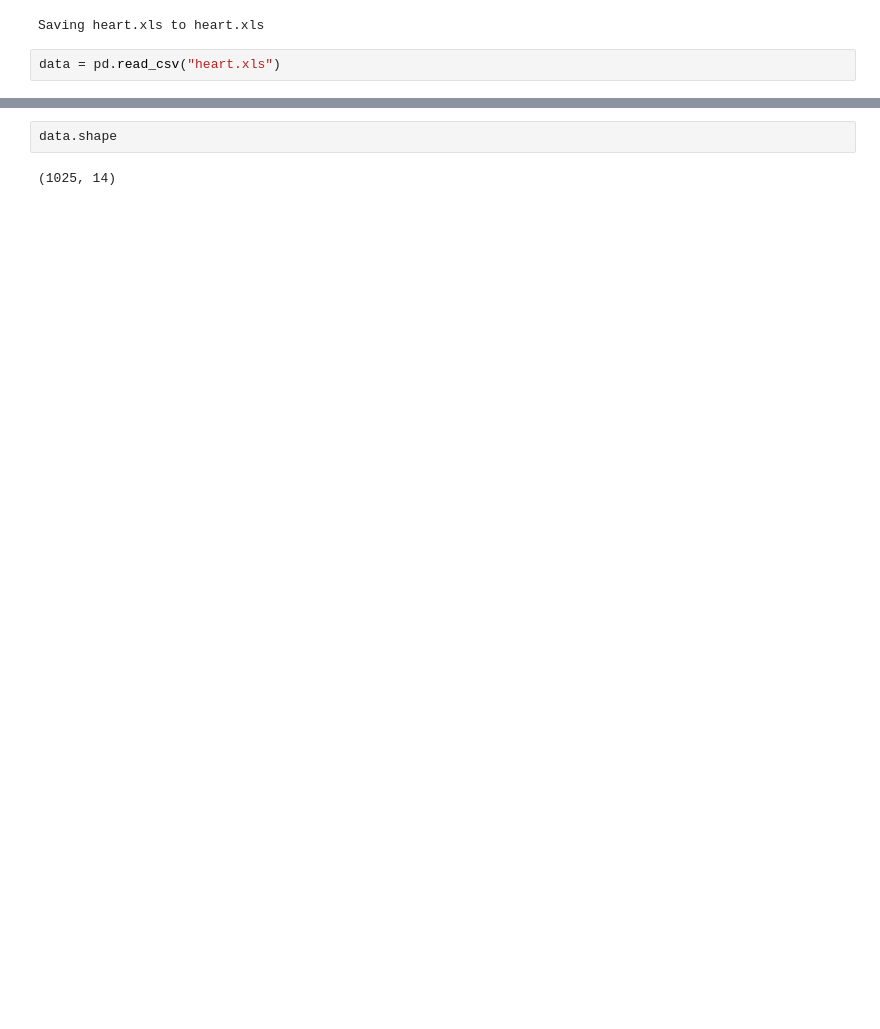
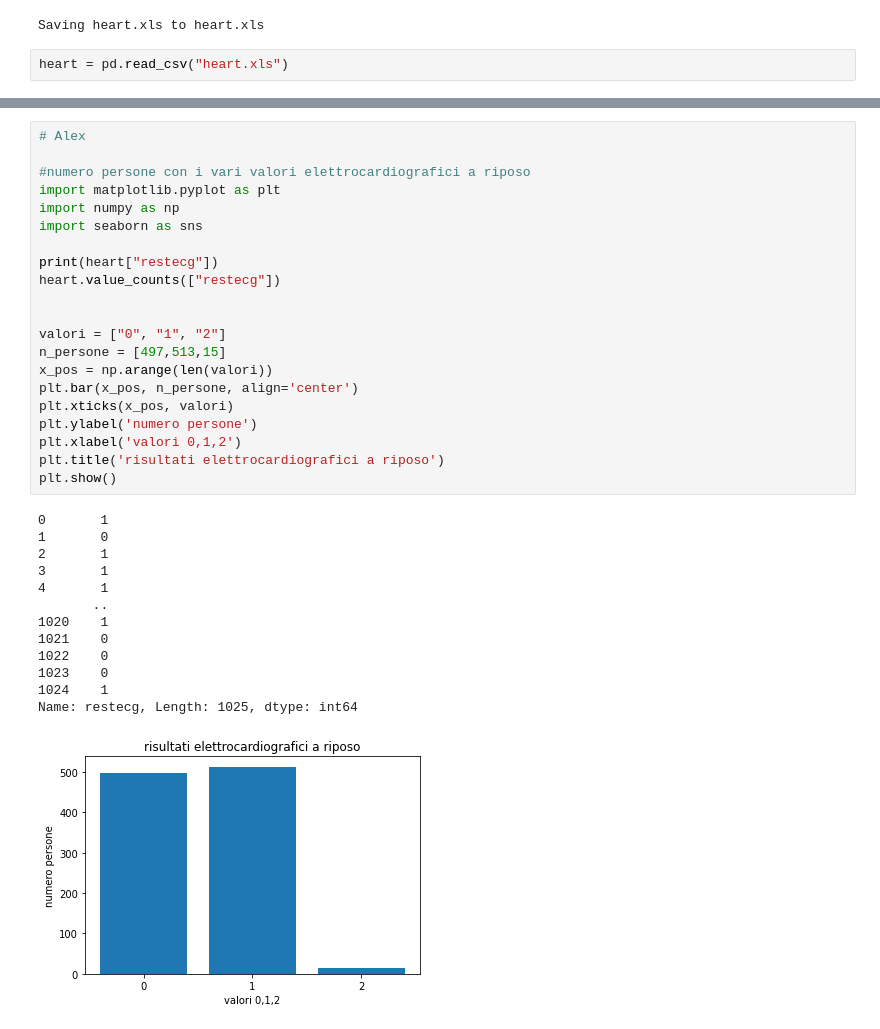
Before and after one commit to ProfeKing/NSPH_Project, a Jupyter notebook: NSPH_project.ipynb, the cells around one changed output, grey strips where cells are left out. Saved outputs shown, nothing was run; the diff lists cells and outputs as text; blank space fills up the shorter version.

```diff
--- a/NSPH_project.ipynb
+++ b/NSPH_project.ipynb
@@ -7,5 +9,5 @@ uploaded = files.upload()
 [interactive output not drawn]
 Saving heart.xls to heart.xls
 # %%
-data = pd.read_csv("heart.xls")
+heart = pd.read_csv("heart.xls")
 # %%
@@ -17,7 +19,38 @@ data.head()
 | 2 | 70 | 1 | 0 | 145 | 174 | 0 | 1 | 125 | 1 | 2.6 | 0 | ... |
 | 3 | 61 | 1 | 0 | 148 | 203 | 0 | 1 | 161 | 0 | 0.0 | 2 | ... |
 | 4 | 62 | 0 | 0 | 138 | 294 | 1 | 1 | 106 | 0 | 1.9 | 1 | ... |
-# %%
-data.shape
-# %% [output]
-(1025, 14)
+# %%
+# Alex
+
+#numero persone con i vari valori elettrocardiografici a riposo
+import matplotlib.pyplot as plt
+import numpy as np
+import seaborn as sns
+
+print(heart["restecg"])
+heart.value_counts(["restecg"])
+
+
+valori = ["0", "1", "2"]
+n_persone = [497,513,15]
+x_pos = np.arange(len(valori))
+plt.bar(x_pos, n_persone, align='center')
+plt.xticks(x_pos, valori)
+plt.ylabel('numero persone')
+plt.xlabel('valori 0,1,2')
+plt.title('risultati elettrocardiografici a riposo')
+plt.show()
+# %% [output]
+0       1
+1       0
+2       1
+3       1
+4       1
+       ..
+1020    1
+1021    0
+1022    0
+1023    0
+1024    1
+Name: restecg, Length: 1025, dtype: int64
+[figure, added]
```
Also changed, not shown: parts of 6 cells of this notebook.
